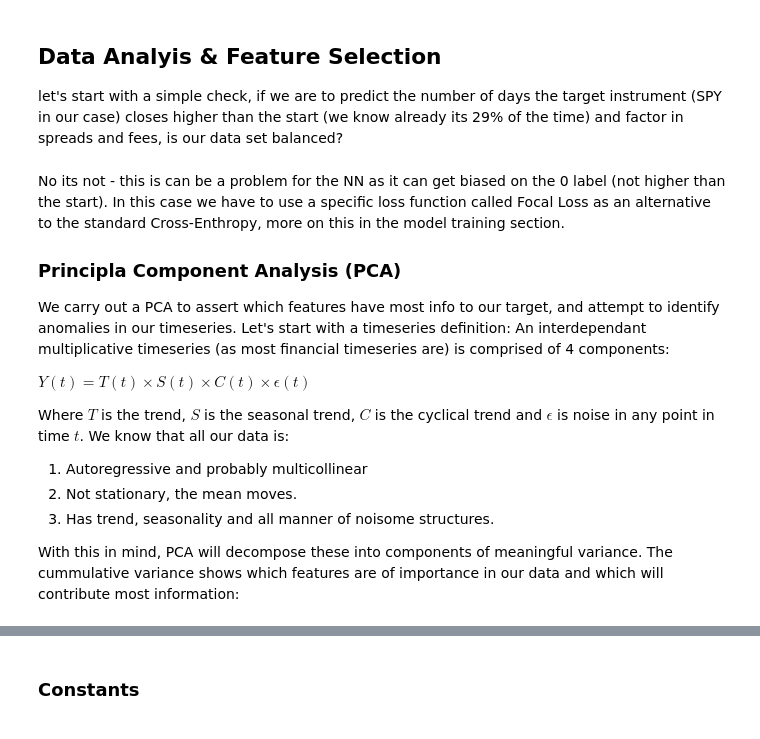
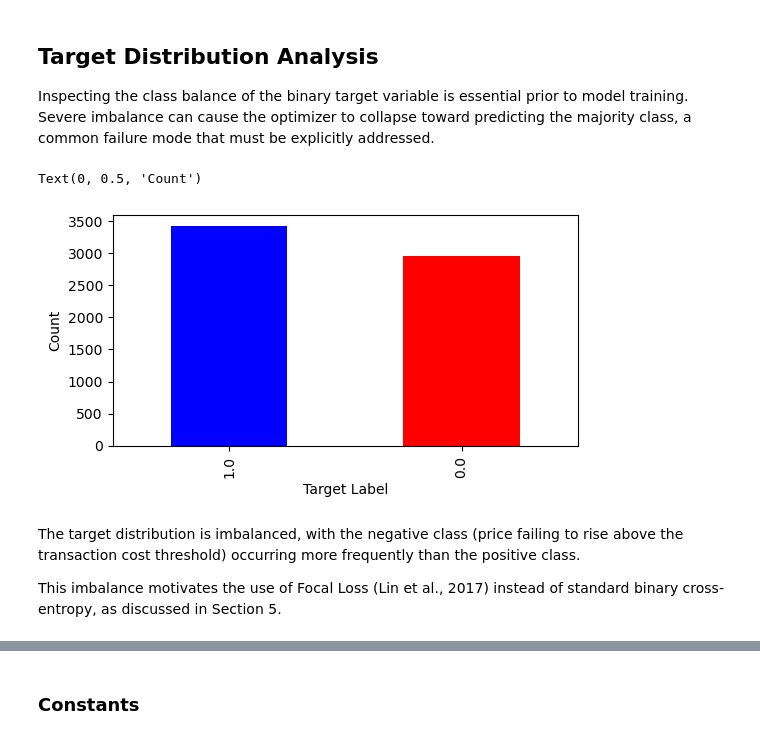
Before and after one commit to adamd1985/quant_research, a Jupyter notebook: tcn_signals_research.ipynb, the cells around one changed output, grey strips where cells are left out. Saved outputs shown, nothing was run; the diff lists cells and outputs as text; code cells hidden in the pictures.

```diff
--- a/tcn_signals_research.ipynb
+++ b/tcn_signals_research.ipynb
@@ -364,29 +382,15 @@ data_df.head(15)
 # %% [markdown]
-## Data Analyis & Feature Selection
+## Target Distribution Analysis
 
-let's start with a simple check, if we are to predict the number of days the target instrument (SPY in our case) closes higher than the start (we know already its 29% of the time) and factor in spreads and fees, is our data set balanced?
+Inspecting the class balance of the binary target variable is essential prior to model training. Severe imbalance can cause the optimizer to collapse toward predicting the majority class, a common failure mode that must be explicitly addressed.
 # %%
-label_counts = data_df[TARGET_LABEL].value_counts()
-
-plt.figure(figsize=(8, 4))
-plt.bar(label_counts.index.astype(str), label_counts.values, color=["blue", "red"])
-plt.xlabel("Target Label")
-plt.ylabel("Count")
-plt.title("Distribution of Target Labels (Close>Open)")
-plt.xticks([0, 1])
-plt.show()
+ax = data_df[TARGET_LABEL].value_counts().plot.bar(color=["blue", "red"], figsize=(6, 3))
+ax.set_xlabel("Target Label")
+ax.set_ylabel("Count")
+# %% [output]
+Text(0, 0.5, 'Count')
+[figure, added]
 # %% [markdown]
-No its not - this is can be a problem for the NN as it can get biased on the 0 label (not higher than the start). In this case we have to use a specific loss function called Focal Loss as an alternative to the standard Cross-Enthropy, more on this in the model training section.
+The target distribution is imbalanced, with the negative class (price failing to rise above the transaction cost threshold) occurring more frequently than the positive class.
 
-### Principla Component Analysis (PCA)
-
-We carry out a PCA to assert which features have most info to our target, and attempt to identify anomalies in our timeseries. Let's start with a timeseries definition: An interdependant multiplicative timeseries (as most financial timeseries are) is comprised of 4 components:
-
-$Y(t)=T(t)×S(t)×C(t)×\epsilon(t)$
-
-Where $T$ is the trend, $S$ is the seasonal trend, $C$ is the cyclical trend and $\epsilon$ is noise in any point in time $t$. We know that all our data is:
-1. Autoregressive and probably multicollinear
-2. Not stationary, the mean moves.
-3. Has trend, seasonality and all manner of noisome structures.
-
-With this in mind, PCA will decompose these into components of meaningful variance. The cummulative variance shows which features are of importance in our data and which will contribute most information:
+This imbalance motivates the use of Focal Loss (Lin et al., 2017) instead of standard binary cross-entropy, as discussed in Section 5.
```
Also changed, not shown: parts of 87 cells of this notebook, 1 other file.
